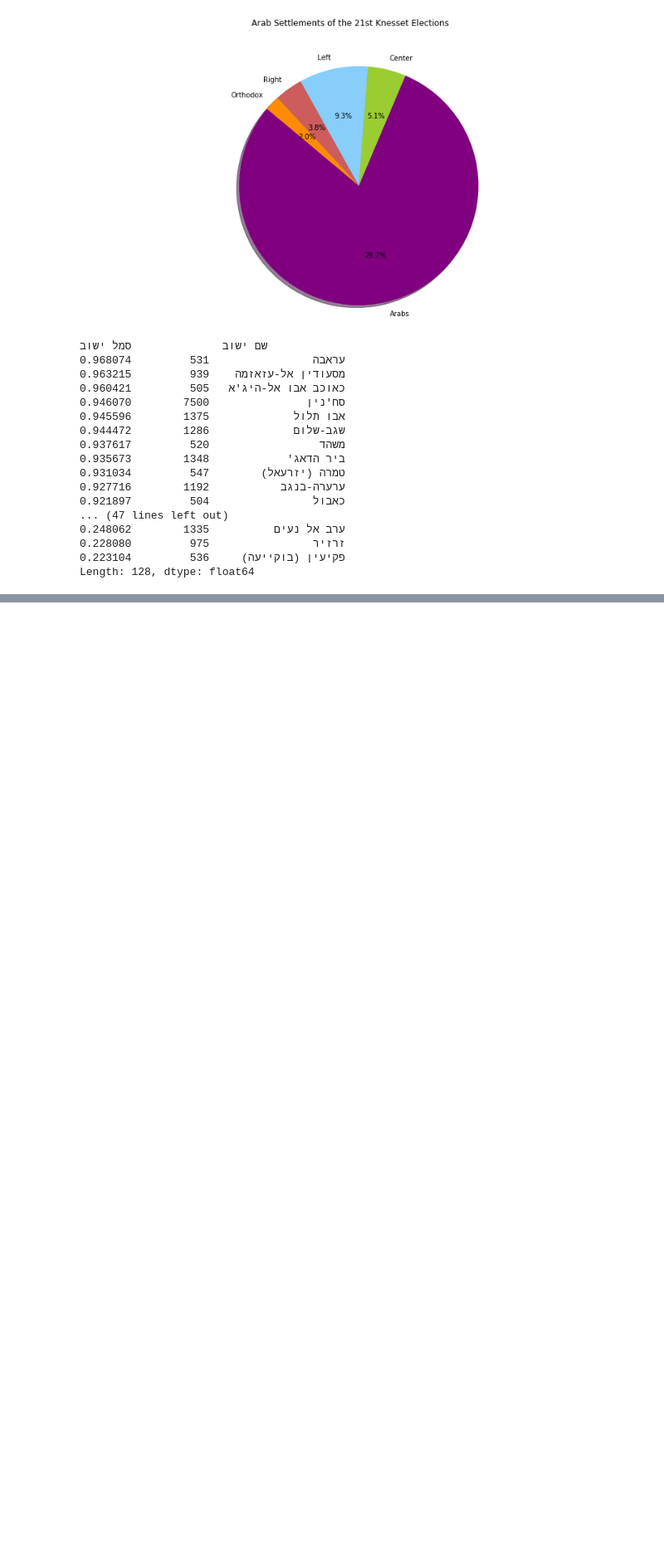
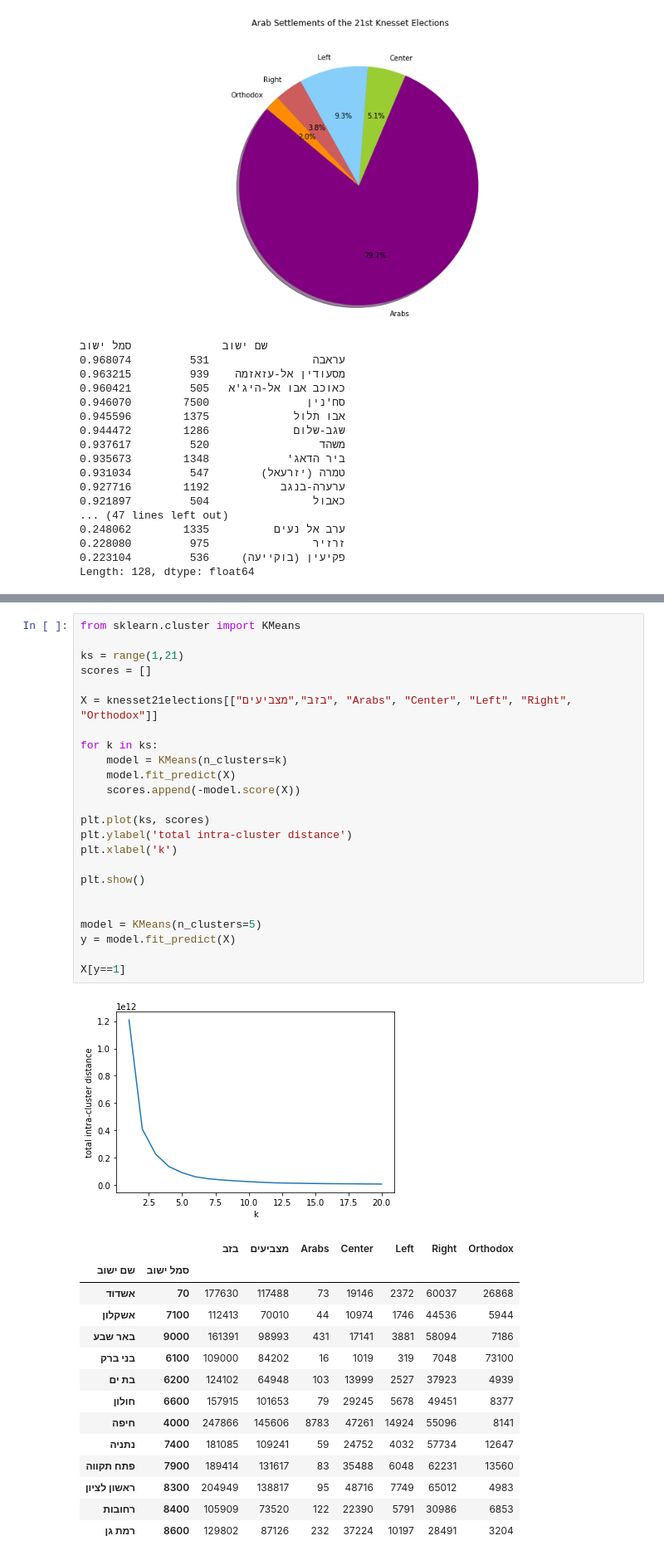
Before and after one commit to alexeyvasy/knesset-elections, a Jupyter notebook: Knesset Elections - Final Project.ipynb, the cells around one changed output, grey strips where cells are left out. Shown: that part at 83% size. Saved outputs shown, nothing was run; the diff lists cells and outputs as text; blank space fills up the shorter version.

```diff
--- a/Knesset Elections - Final Project.ipynb
+++ b/Knesset Elections - Final Project.ipynb
@@ -387,0 +414,40 @@ dtype: float64
+# %%
+from sklearn.cluster import KMeans
+
+ks = range(1,21)
+scores = []
+
+X = knesset21elections[["בזב","מצביעים", "Arabs", "Center", "Left", "Right", "Orthodox"]]
+
+for k in ks:
+    model = KMeans(n_clusters=k)
+    model.fit_predict(X)
+    scores.append(-model.score(X))
+
+plt.plot(ks, scores)
+plt.ylabel('total intra-cluster distance')
+plt.xlabel('k')
+
+plt.show()
+
+
+model = KMeans(n_clusters=5)
+y = model.fit_predict(X)
+
+X[y==1]
+# %% [output]
+[figure, added]
+|  |  | בזב | מצביעים | Arabs | Center | Left | Right | Orthodox |
+| שם ישוב | סמל ישוב |  |  |  |  |  |  |  |
+| אשדוד | 70 | 177630 | 117488 | 73 | 19146 | 2372 | 60037 | 26868 |
+| אשקלון | 7100 | 112413 | 70010 | 44 | 10974 | 1746 | 44536 | 5944 |
+| באר שבע | 9000 | 161391 | 98993 | 431 | 17141 | 3881 | 58094 | 7186 |
+| בני ברק | 6100 | 109000 | 84202 | 16 | 1019 | 319 | 7048 | 73100 |
+| בת ים | 6200 | 124102 | 64948 | 103 | 13999 | 2527 | 37923 | 4939 |
+| חולון | 6600 | 157915 | 101653 | 79 | 29245 | 5678 | 49451 | 8377 |
+| חיפה | 4000 | 247866 | 145606 | 8783 | 47261 | 14924 | 55096 | 8141 |
+| נתניה | 7400 | 181085 | 109241 | 59 | 24752 | 4032 | 57734 | 12647 |
+| פתח תקווה | 7900 | 189414 | 131617 | 83 | 35488 | 6048 | 62231 | 13560 |
+| ראשון לציון | 8300 | 204949 | 138817 | 95 | 48716 | 7749 | 65012 | 4983 |
+| רחובות | 8400 | 105909 | 73520 | 122 | 22390 | 5791 | 30986 | 6853 |
+| רמת גן | 8600 | 129802 | 87126 | 232 | 37224 | 10197 | 28491 | 3204 |
```
Also changed, not shown: parts of 4 cells of this notebook.
